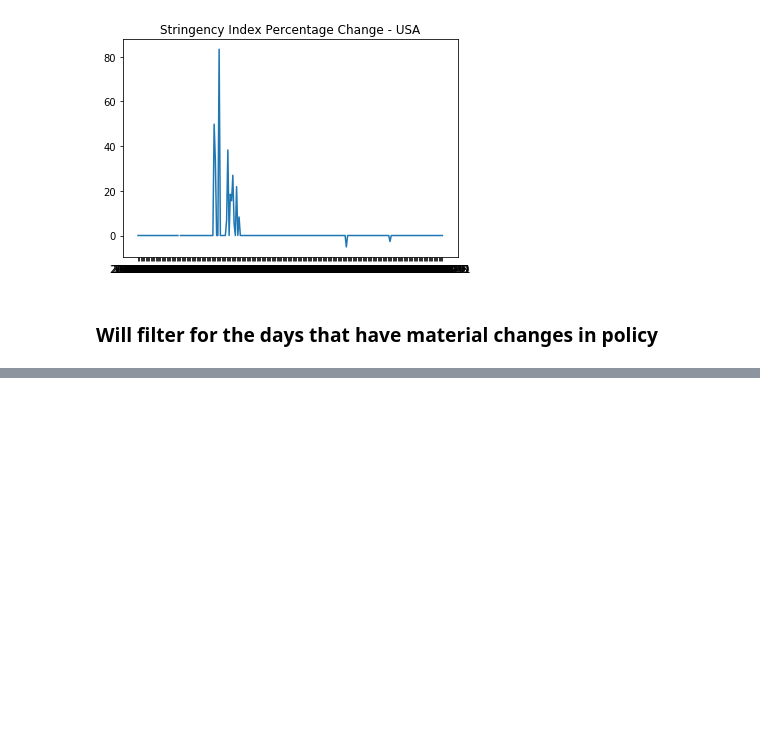
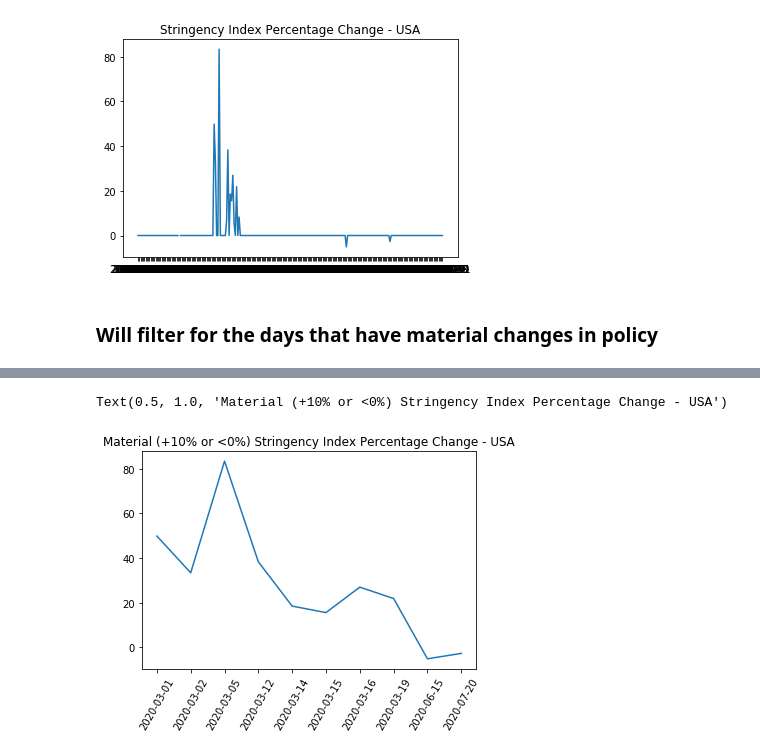
Before and after one commit to pmmfs/capstone-project, a Jupyter notebook: Analysis/government_regulation_impact_initial_analysis_mk.ipynb, the cells around one changed output, grey strips where cells are left out. Drawn from its saved outputs; the diff is of its cells as text; code cells hidden in the pictures; blank space fills up the shorter version.

```diff
--- a/Analysis/government_regulation_impact_initial_analysis_mk.ipynb
+++ b/Analysis/government_regulation_impact_initial_analysis_mk.ipynb
@@ -195,0 +216,14 @@ new_usa_GT10
+# %%
+# Set the x-axis to a date_updated and y-axis to percentage change for USA
+x_axis0 = new_usa_GT10["date_updated"]
+y_axis0 = new_usa_GT10["percentage_change_stringency"]
+# %%
+# Plot material percentage change for stringency index - USA
+plt.plot(x_axis0 , y_axis0)
+
+plt.xticks(rotation=60)
+
+plt.title("Material (+10% or <0%) Stringency Index Percentage Change - USA")
+# %% [output]
+Text(0.5, 1.0, 'Material (+10% or <0%) Stringency Index Percentage Change - USA')
+[figure, added]
```
Also changed, not shown: parts of 46 cells of this notebook, 6 other files.
